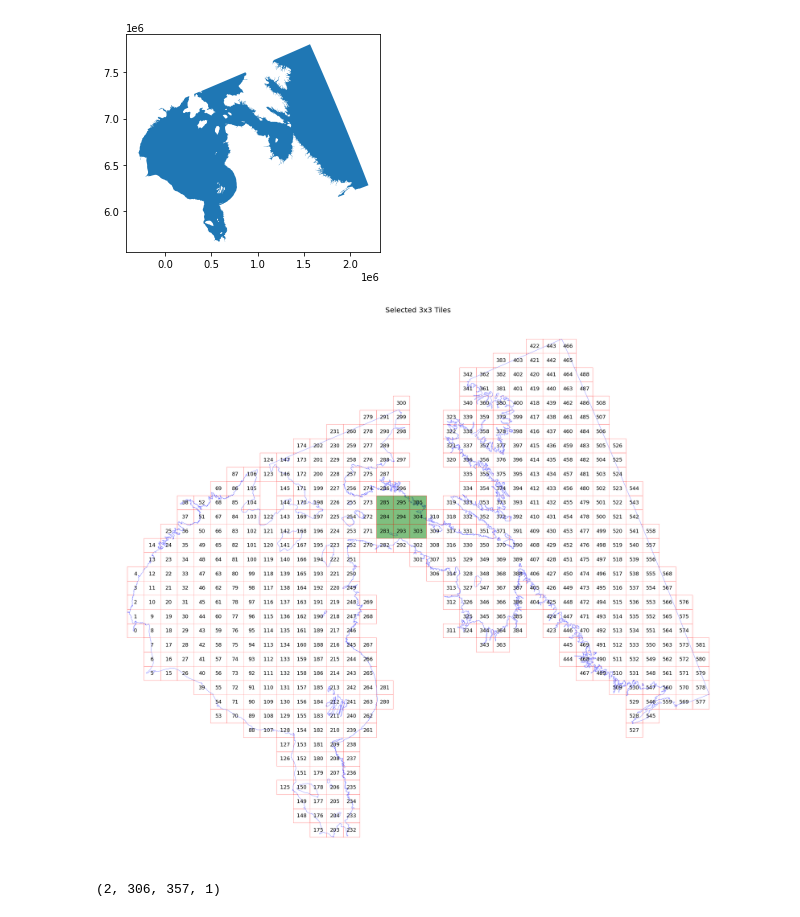
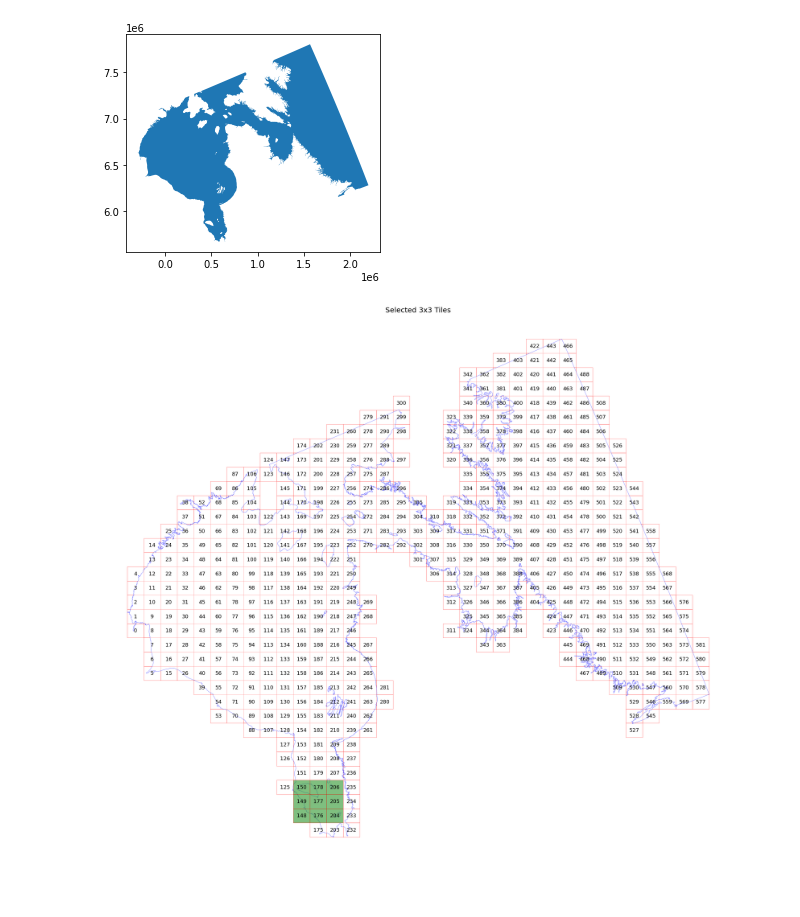
Before and after one commit to asylve/Sea-Ice, a Jupyter notebook: Data-Generation-EOlearn.ipynb, the cells around one changed output. Cells and saved outputs as stored; diff of their text form; code cells hidden in the pictures.

```diff
--- a/Data-Generation-EOlearn.ipynb
+++ b/Data-Generation-EOlearn.ipynb
@@ -83,38 +79,38 @@ gdf = gpd.GeoDataFrame({'index': idxs, 'index_x': idxs_x, 'index_y': idxs_y},
                            geometry=geometry)
 # %%
 # select a 3x3 area (id of center patch)
-ID = 294
+ID = 177
 
-# Obtain surrounding 5x5 patches
+# Obtain surrounding 3x3 patches
 patchIDs = []
 for idx, [bbox, info] in enumerate(zip(bbox_list, info_list)):
     if (abs(info['index_x'] - info_list[ID]['index_x']) <= 1 and
         abs(info['index_y'] - info_list[ID]['index_y']) <= 1):
         patchIDs.append(idx)
 
 # Check if final size is 3x3
 if len(patchIDs) != 3*3:
     print('Warning! Use a different central patch ID, this one is on the border.')
 
 # Change the order of the patches (used for plotting later)
 patchIDs = np.transpose(np.fliplr(np.array(patchIDs).reshape(3, 3))).ravel()
 
 # save to shapefile
 shapefile_name = './grid_sea_ice.gpkg'
 gdf.to_file(shapefile_name, driver='GPKG')
 
 # figure
 fig, ax = plt.subplots(figsize=(40, 40))
 gdf.plot(ax=ax,facecolor='w',edgecolor='r',alpha=0.5)
 region.plot(ax=ax, facecolor='w',edgecolor='b',alpha=0.5)
 ax.set_title('Selected 3x3 Tiles', fontsize=25);
 for bbox, info in zip(bbox_list, info_list):
     geo = bbox.geometry
     ax.text(geo.centroid.x, geo.centroid.y, info['index'], ha='center', va='center', size=18)
 
 gdf[gdf.index.isin(patchIDs)].plot(ax=ax,facecolor='g',edgecolor='r',alpha=0.5)
 
 plt.axis('off');
 # %% [output]
-[figure, old version]
+[figure, new version]
 # %%
@@ -264,6 +218,0 @@ time_raster = TimeRaster(chart_dir, base_len)
-# %%
-x = eopatch.mask_timeless['0']
-y = np.expand_dims(x, axis=0)
-np.append(y, y, axis=0).shape
-# %% [output]
-(2, 306, 357, 1)
```
Also changed, not shown: parts of 17 cells of this notebook, 11 other files.
